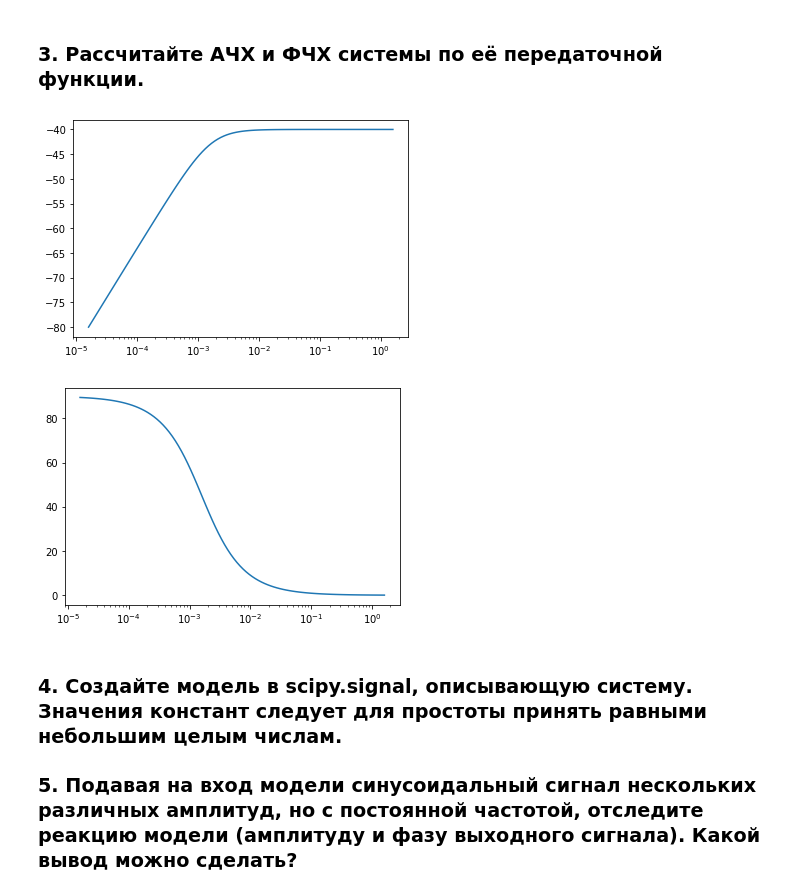
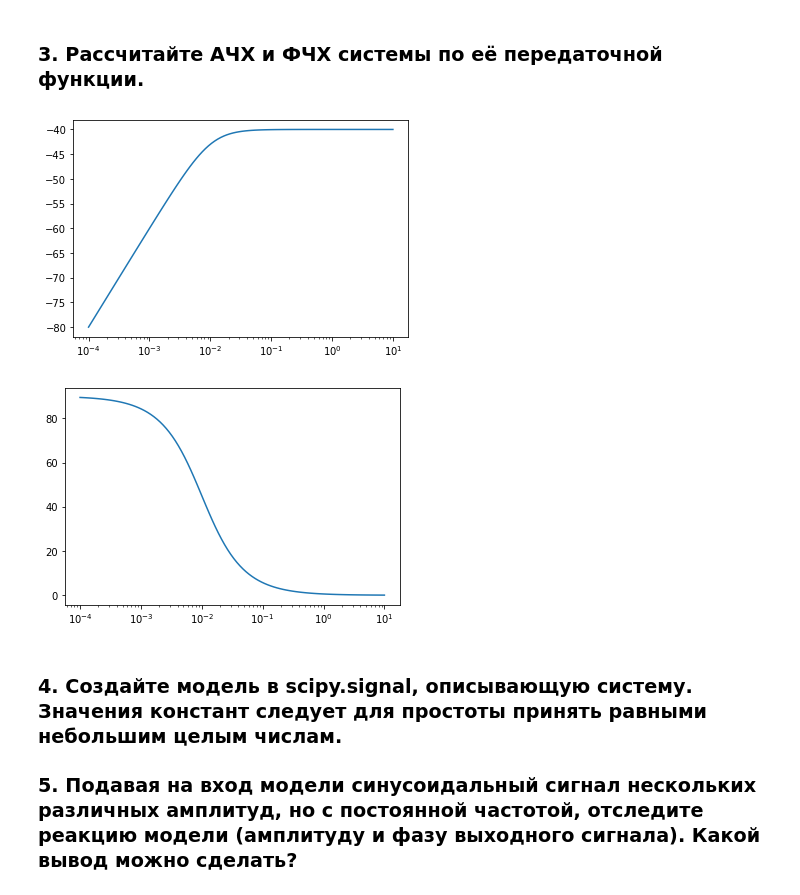
Before and after one commit to theleokul/compilators_theory, a Jupyter notebook: lab1/l1.ipynb, the cells around one changed output. Saved outputs shown, nothing was run; the diff lists cells and outputs as text; code cells hidden in the pictures.

```diff
--- a/lab1/l1.ipynb
+++ b/lab1/l1.ipynb
@@ -22,17 +22,16 @@ transfer_func = signal.lti([1, 0], [a, 1])
 ### 3. Рассчитайте АЧХ и ФЧХ системы по её передаточной функции.
 # %%
 W, bode_mag, phase = signal.bode(transfer_func)
-# преобразуем цикличиские частоты, выдаваемые bode, в обычные
-fs = [0.5*w/math.pi for w in W]
+
 plt.figure()
 # изобразим графики в полулогарифмическом масштабе
-plt.semilogx(fs, bode_mag)
+plt.semilogx(W, bode_mag)
 plt.figure()
-plt.semilogx(fs, phase)
+plt.semilogx(W, phase)
 plt.show()
 # %% [output]
-[figure, old version]
+[figure, new version]
-[figure, old version]
+[figure, new version]
 # %% [markdown]
 ### 4. Создайте модель в scipy.signal, описывающую систему. Значения констант следует для простоты принять равными небольшим целым числам.
 ### 5. Подавая на вход модели синусоидальный сигнал нескольких различных амплитуд, но с постоянной частотой, отследите реакцию модели (амплитуду и фазу выходного сигнала). Какой вывод можно сделать?
```
Also changed, not shown: parts of 4 cells of this notebook.
